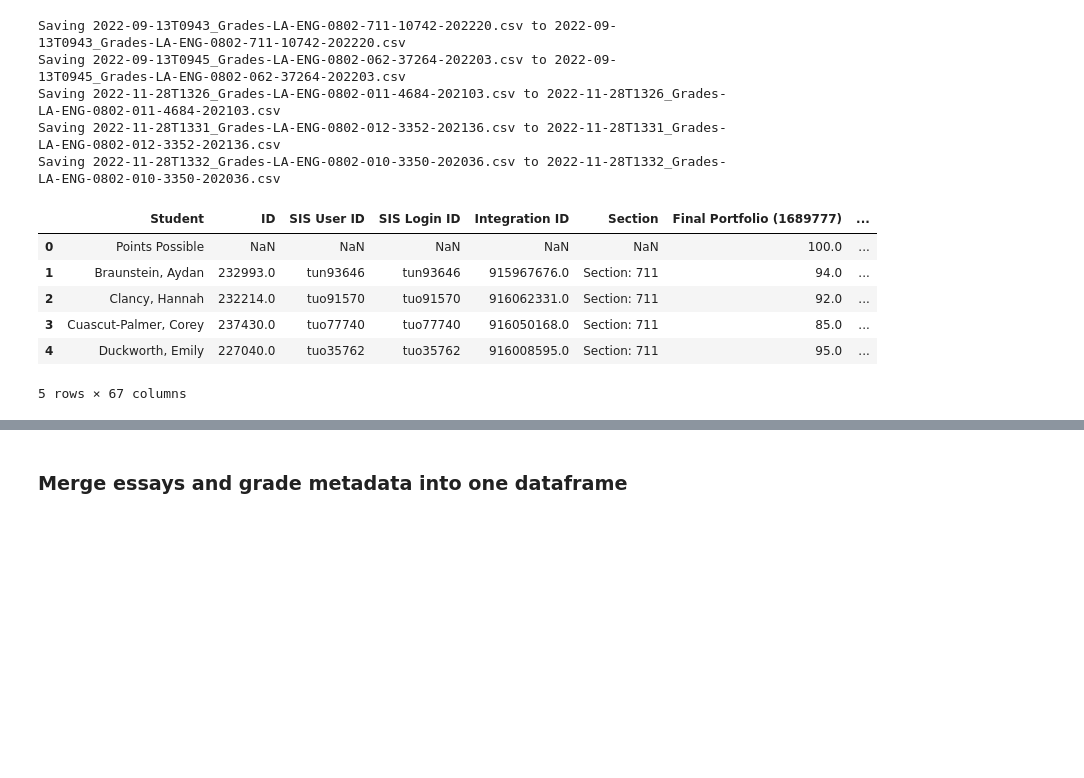
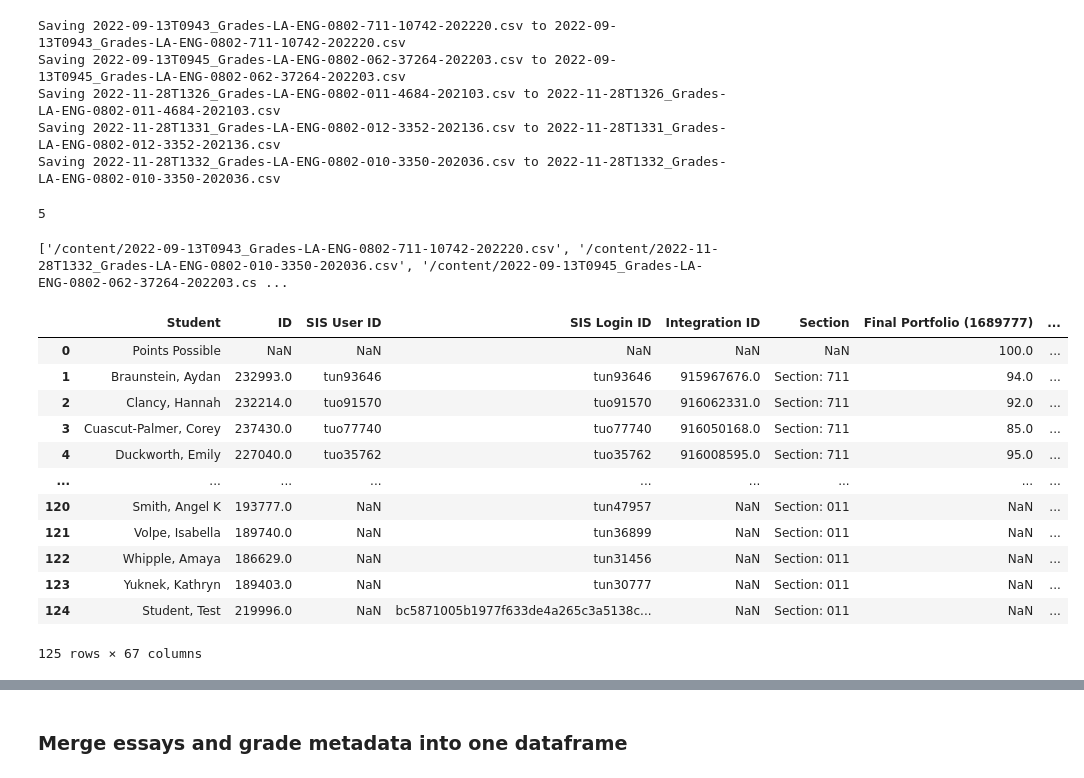
Before and after one commit to mkane968/Text-Mining-with-Student-Papers, a Jupyter notebook: Text_Mining_Student_Essays_A_Computational_Exploration.ipynb, the cells around one changed output, grey strips where cells are left out. Saved outputs shown, nothing was run; the diff lists cells and outputs as text; code cells hidden in the pictures; blank space fills up the shorter version.

```diff
--- a/Text_Mining_Student_Essays_A_Computational_Exploration.ipynb
+++ b/Text_Mining_Student_Essays_A_Computational_Exploration.ipynb
@@ -152,21 +156,35 @@ filenames = glob.glob(local_path + "/*.csv")
 #Create df list for all csvs
 dfs = [pd.read_csv(filename) for filename in filenames]
 
-# Concatenate all data into one DataFrame
-metadata = pd.concat(dfs, ignore_index=True)
-
-#Change data to string (for further cleaning)
-metadata.astype(str)
-
-metadata.head()
+len(filenames)
 # %% [output]
-|  | Student | ID | SIS User ID | SIS Login ID | Integration ID | Section | Final Portfolio (1689777) | ... |
-| 0 | Points Possible | NaN | NaN | NaN | NaN | NaN | 100.0 | ... |
-| 1 | Braunstein, Aydan | 232993.0 | tun93646 | tun93646 | 915967676.0 | Section: 711 | 94.0 | ... |
-| 2 | Clancy, Hannah | 232214.0 | tuo91570 | tuo91570 | 916062331.0 | Section: 711 | 92.0 | ... |
-| 3 | Cuascut-Palmer, Corey | 237430.0 | tuo77740 | tuo77740 | 916050168.0 | Section: 711 | 85.0 | ... |
-| 4 | Duckworth, Emily | 227040.0 | tuo35762 | tuo35762 | 916008595.0 | Section: 711 | 95.0 | ... |
-5 rows × 67 columns
+5
+# %%
+print(filenames)
+# %% [output]
+['/content/2022-09-13T0943_Grades-LA-ENG-0802-711-10742-202220.csv', '/content/2022-11-28T1332_Grades-LA-ENG-0802-010-3350-202036.csv', '/content/2022-09-13T0945_Grades-LA-ENG-0802-062-37264-202203.cs ...
+# %%
+# Concatenate all data into one DataFrame
+metadata = pd.concat(dfs, ignore_index=True)
+
+#Change data to string (for further cleaning)
+metadata.astype(str)
+
+metadata
+# %% [output]
+|  | Student | ID | SIS User ID | SIS Login ID | Integration ID | Section | Final Portfolio (1689777) | ... |
+| 0 | Points Possible | NaN | NaN | NaN | NaN | NaN | 100.0 | ... |
+| 1 | Braunstein, Aydan | 232993.0 | tun93646 | tun93646 | 915967676.0 | Section: 711 | 94.0 | ... |
+| 2 | Clancy, Hannah | 232214.0 | tuo91570 | tuo91570 | 916062331.0 | Section: 711 | 92.0 | ... |
+| 3 | Cuascut-Palmer, Corey | 237430.0 | tuo77740 | tuo77740 | 916050168.0 | Section: 711 | 85.0 | ... |
+| 4 | Duckworth, Emily | 227040.0 | tuo35762 | tuo35762 | 916008595.0 | Section: 711 | 95.0 | ... |
+| ... | ... | ... | ... | ... | ... | ... | ... | ... |
+| 120 | Smith, Angel K | 193777.0 | NaN | tun47957 | NaN | Section: 011 | NaN | ... |
+| 121 | Volpe, Isabella | 189740.0 | NaN | tun36899 | NaN | Section: 011 | NaN | ... |
+| 122 | Whipple, Amaya | 186629.0 | NaN | tun31456 | NaN | Section: 011 | NaN | ... |
+| 123 | Yuknek, Kathryn | 189403.0 | NaN | tun30777 | NaN | Section: 011 | NaN | ... |
+| 124 | Student, Test | 219996.0 | NaN | bc5871005b1977f633de4a265c3a5138c... | NaN | Section: 011 | NaN | ... |
+125 rows × 67 columns
 # %%
 #Drop header rows(Points Possible) and test student rows (Student, Test)
 metadata = metadata[metadata['Student'].str.contains('Points Possible|Student, Test')==False]
```
Also changed, not shown: parts of 34 cells of this notebook.
